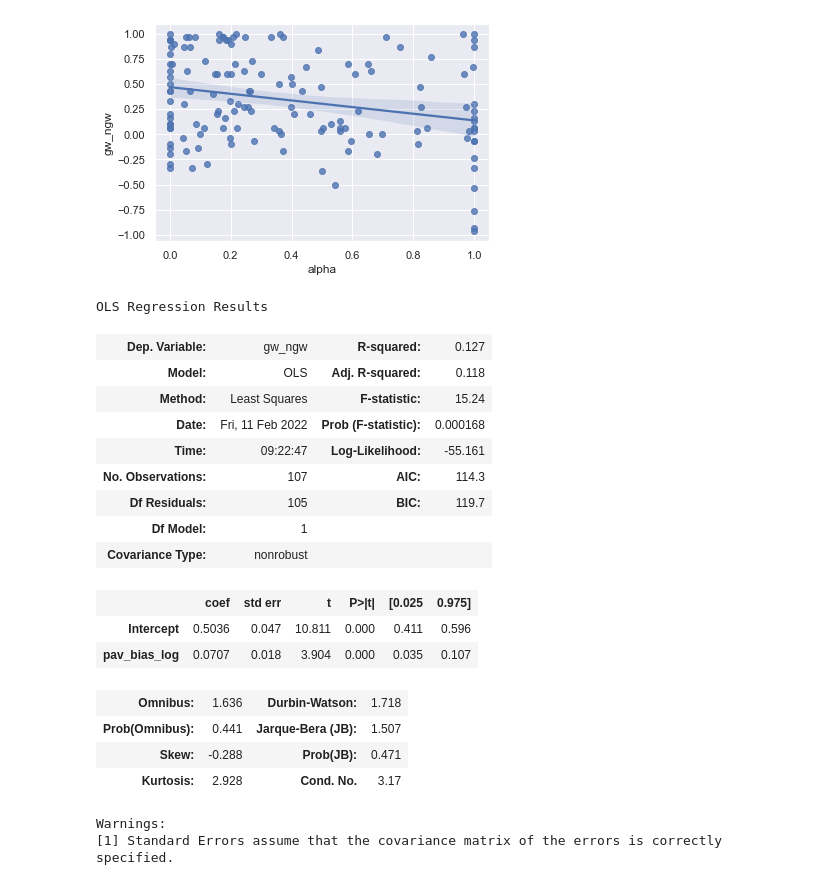
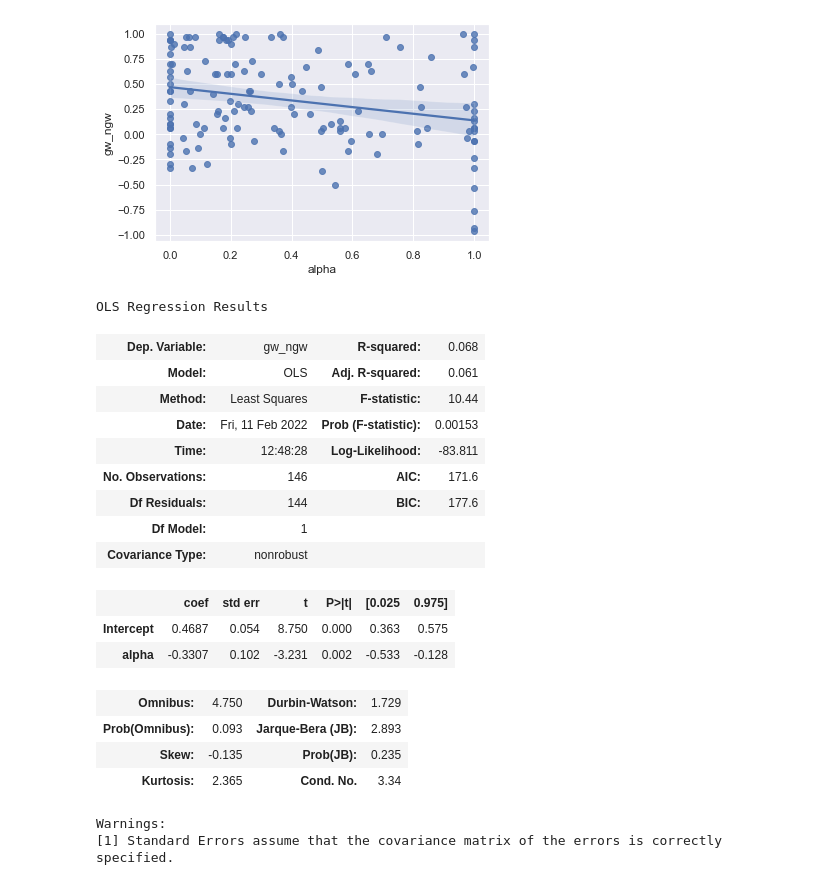
Before and after one commit to Sepsad/Interindividual-differences-in-Learning-to-Act-or-Avoid, a Jupyter notebook: First_session.ipynb, the cells around one changed output. Saved outputs shown, nothing was run; the diff lists cells and outputs as text; code cells hidden in the pictures.

Commit message:
modeling plots added

```diff
--- a/First_session.ipynb
+++ b/First_session.ipynb
@@ -326,22 +367,22 @@ import statsmodels.formula.api as smf
 # %%
-smf.ols(formula = 'gw_ngw ~ pav_bias_log', data = mr_perf[(mr_perf.pav_bias_log < 7.5) & (mr_perf.pav_bias_log > -7.5)]).fit().summary()
+smf.ols(formula = 'gw_ngw ~ alpha', data = mr_perf).fit().summary()
 # %% [output]
 OLS Regression Results
-| Dep. Variable: | gw_ngw | R-squared: | 0.127 |
-| Model: | OLS | Adj. R-squared: | 0.118 |
-| Method: | Least Squares | F-statistic: | 15.24 |
-| Date: | Fri, 11 Feb 2022 | Prob (F-statistic): | 0.000168 |
-| Time: | 09:22:47 | Log-Likelihood: | -55.161 |
-| No. Observations: | 107 | AIC: | 114.3 |
-| Df Residuals: | 105 | BIC: | 119.7 |
+| Dep. Variable: | gw_ngw | R-squared: | 0.068 |
+| Model: | OLS | Adj. R-squared: | 0.061 |
+| Method: | Least Squares | F-statistic: | 10.44 |
+| Date: | Fri, 11 Feb 2022 | Prob (F-statistic): | 0.00153 |
+| Time: | 12:48:28 | Log-Likelihood: | -83.811 |
+| No. Observations: | 146 | AIC: | 171.6 |
+| Df Residuals: | 144 | BIC: | 177.6 |
 | Df Model: | 1 |  |  |
 | Covariance Type: | nonrobust |  |  |
 |  | coef | std err | t | P>|t| | [0.025 | 0.975] |
-| Intercept | 0.5036 | 0.047 | 10.811 | 0.000 | 0.411 | 0.596 |
-| pav_bias_log | 0.0707 | 0.018 | 3.904 | 0.000 | 0.035 | 0.107 |
+| Intercept | 0.4687 | 0.054 | 8.750 | 0.000 | 0.363 | 0.575 |
+| alpha | -0.3307 | 0.102 | -3.231 | 0.002 | -0.533 | -0.128 |
-| Omnibus: | 1.636 | Durbin-Watson: | 1.718 |
-| Prob(Omnibus): | 0.441 | Jarque-Bera (JB): | 1.507 |
-| Skew: | -0.288 | Prob(JB): | 0.471 |
-| Kurtosis: | 2.928 | Cond. No. | 3.17 |
+| Omnibus: | 4.750 | Durbin-Watson: | 1.729 |
+| Prob(Omnibus): | 0.093 | Jarque-Bera (JB): | 2.893 |
+| Skew: | -0.135 | Prob(JB): | 0.235 |
+| Kurtosis: | 2.365 | Cond. No. | 3.34 |
 Warnings:
 [1] Standard Errors assume that the covariance matrix of the errors is correctly specified.
```
Also changed, not shown: parts of 12 cells of this notebook, 1 other file.
